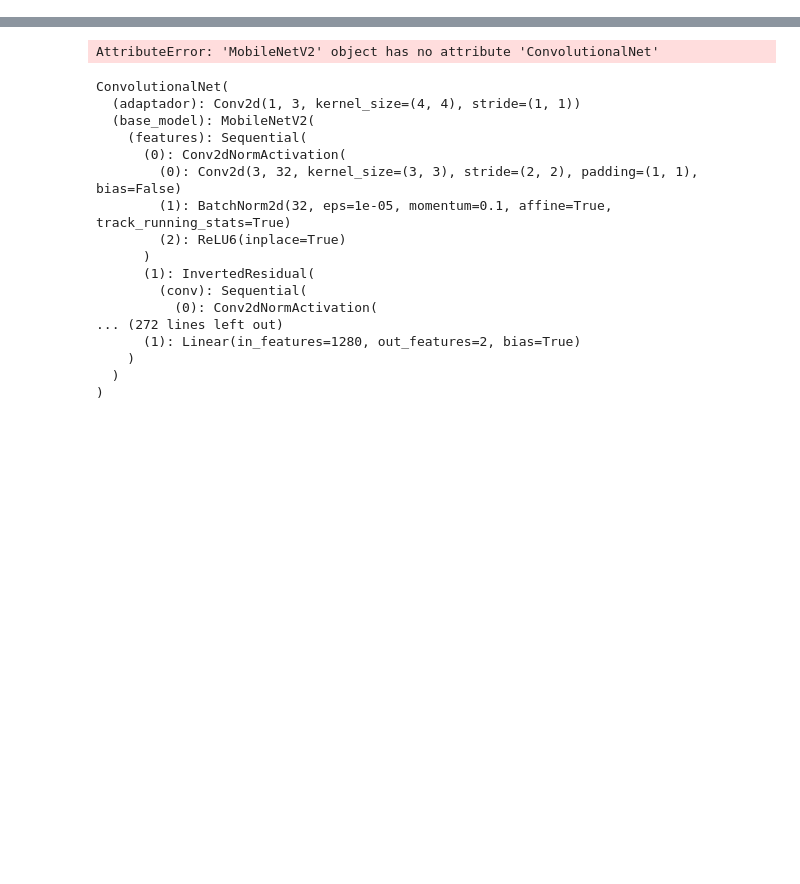
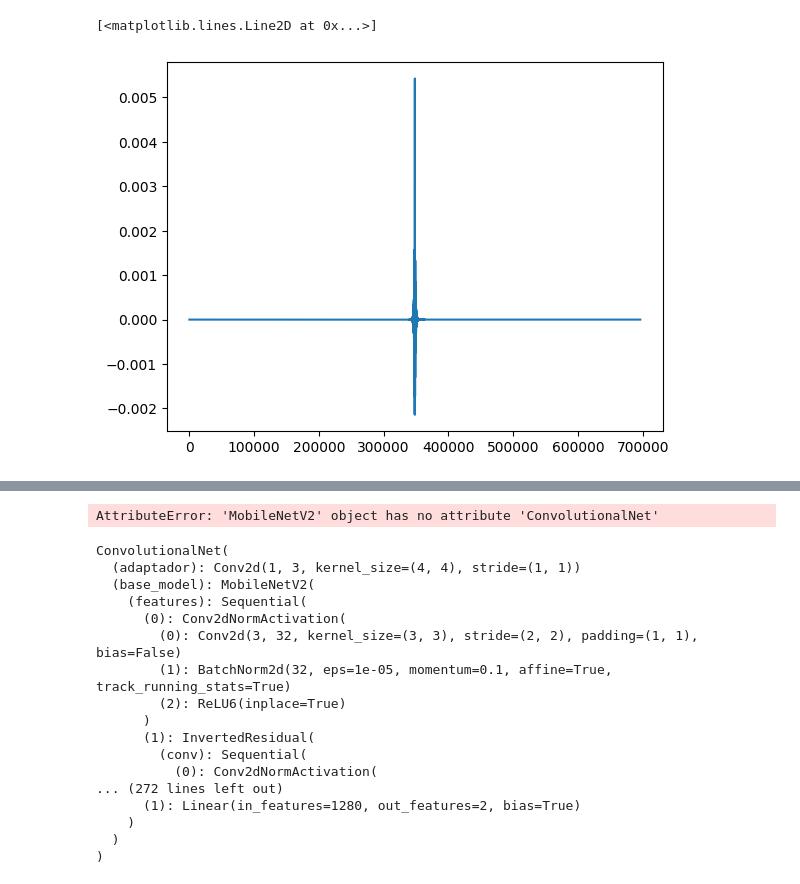
Before and after one commit to Alexandre-Esposte/LineProphet-Machine-Learning-for-Spectral-Attributes, a Jupyter notebook: nbs/teste.ipynb, the cells around one changed output, grey strips where cells are left out. Drawn from its saved outputs; the diff is of its cells as text; code cells hidden in the pictures; blank space fills up the shorter version.

```diff
--- a/nbs/teste.ipynb
+++ b/nbs/teste.ipynb
@@ -11,5 +11,12 @@ from torchvision import models
 from torchinfo import summary
 
 
-test = dataset.SpectraDataset('../database/convolutionalNN/test')
+test = dataset.SpectraDataset('../database/spectras/test')
 loader_test = DataLoader(test, batch_size= 1, pin_memory= True, shuffle=True)
+# %%
+x , y, interferogram  = test[5]
+# %%
+plt.plot(interferogram)
+# %% [output]
+[<matplotlib.lines.Line2D at 0x...>]
+[figure, added]
```
Also changed, not shown: parts of 1 cell of this notebook, 30 other files.
